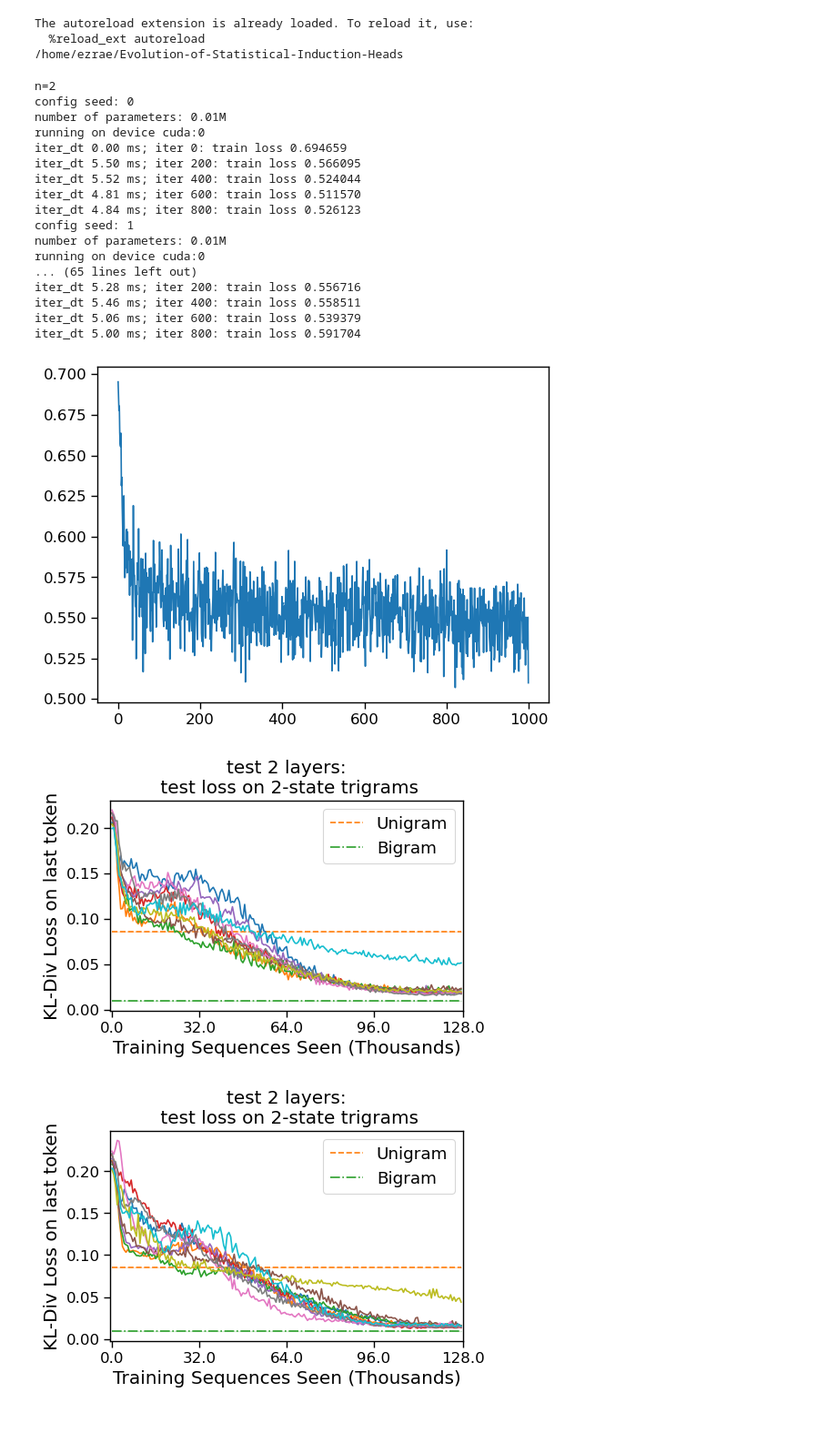
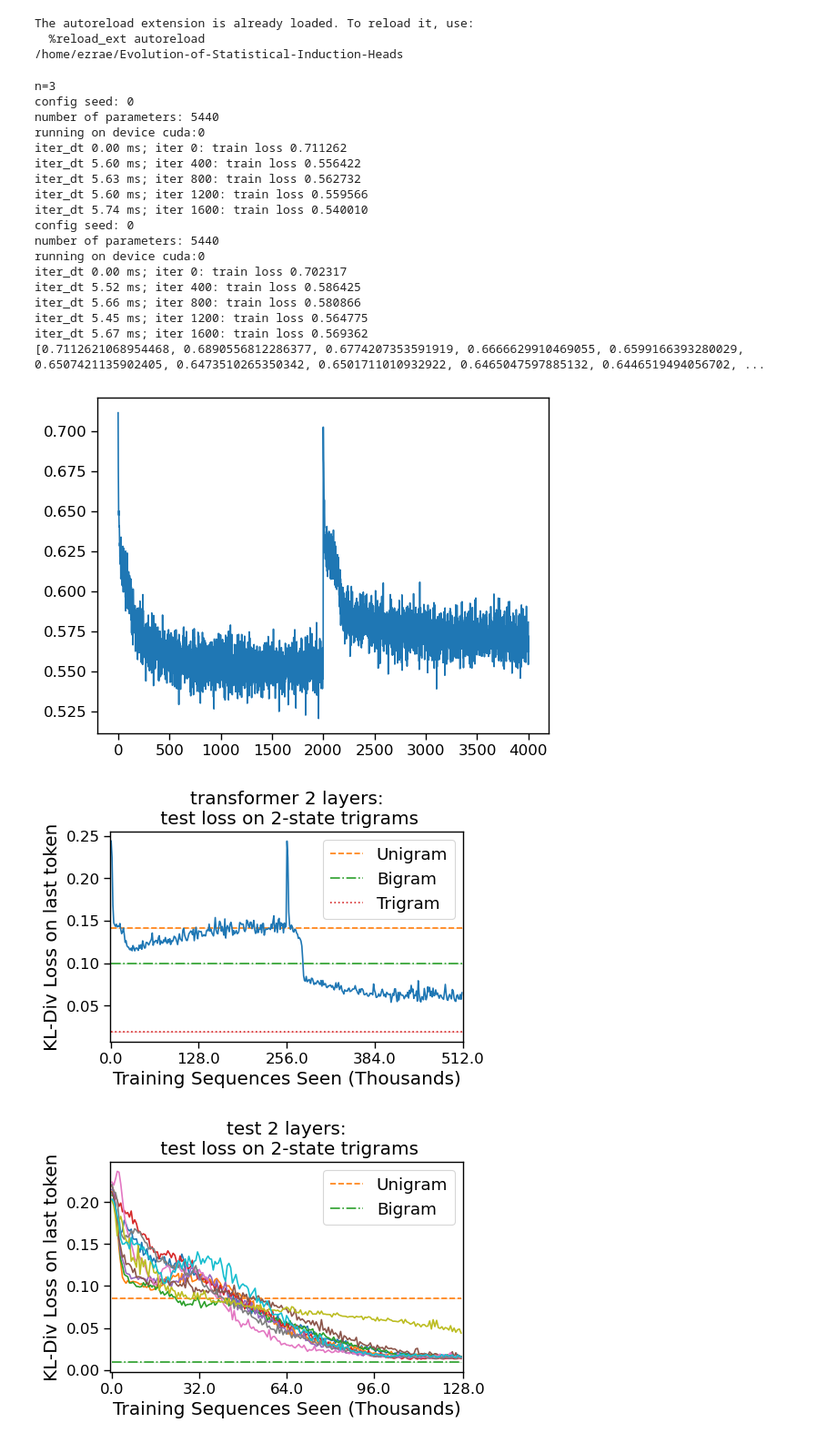
Before and after one commit to EzraEdelman/Evolution-of-Statistical-Induction-Heads, a Jupyter notebook: plots.ipynb, the cells around one changed output. Shown at 91% size. Cells and saved outputs as stored; diff of their text form; code cells hidden in the pictures.

Commit message:
removed arrows more

```diff
--- a/plots.ipynb
+++ b/plots.ipynb
@@ -37,30 +37,29 @@ The autoreload extension is already loaded. To reload it, use:
   %reload_ext autoreload
 /home/ezrae/Evolution-of-Statistical-Induction-Heads
 # %%
-n = 2
+n = 3
 from torch.profiler import profile, record_function, ProfilerActivity
 
 # from datasets import ngrams
 default = training_pipeline.get_default_config()
 histories, datem, bigram_data, unigram_data = [], [], [], []
 # default.model_type = f'one head (attention only, corrected rel pos)'
-default.model_type = "test"
+default.model_type = "transformer"
 # default.model_type = 'Attention-Only Relative positions Transformer'
 print(f"n={n}")
 default.vocab_size = 2
 default.n_head = n - 1
-# default.n_head = 1
+default.n_head = 1
 default.n_embd = 16 * default.n_head #* 3
 default.n_layer = 2
-default.max_iters = 1000
+default.max_iters = 2000
 default.n = n
 default.block_size = 100
-default.batch_size = 128
+default.batch_size = 128 * 2
 # default.batch_size = 64
-# default.dataset = datasets.ngramArrows('train', n, default.block_size//2, default.vocab_size-1, last_token_only=False)
 default.learning_rate = 4e-3
 # default.learning_rate = 5e-4
-
+default.dataset = datasets.ngrams('train', n, default.block_size+1, default.vocab_size, last_token_only=False)
 name = f"{default.vocab_size}transformer_symb_{n}gram"
 test_dataset = datasets.ngrams('test', n, default.block_size+1, default.vocab_size)
 # test_dataset = datasets.ngramArrows('test', n, default.block_size//2, default.vocab_size-1)
@@ -68,10 +67,11 @@ test_dataset = datasets.ngrams('test', n, default.block_size+1, default.vocab_si
 # if default.vocab_size < 4 and default.n == 2:
 #     bigram_dataset, unigram_dataset = get_test_sets(default)
 # default.dataset = datasets.doubly_stochastic_3('train', 1, n, default.block_size+1, num_symbols = default.vocab_size)
+from copy import deepcopy
 for seed in seeds:
     default.seed = seed
     set_seed(seed)
-    default.dataset = datasets.ngrams('train', n, default.block_size+1, default.vocab_size, last_token_only=False, size=2000)
+    # default.dataset = datasets.ngrams('train', n, default.block_size+1, default.vocab_size, last_token_only=False, size=2000)
     model_history, train_loss = training_pipeline.train(default)
     histories.append(model_history)
 # print(prof.key_averages().table(sort_by="cpu_time_total", row_limit=10))
@@ -86,49 +86,50 @@ for model_history in histories:
     # if default.vocab_size < 4 and default.n == 2:
     #     data = test_error.test_last_token(model_history, bigram_dataset, device)
     #     bigram_data.append(data)
     #     data = test_error.test_last_token(model_history, unigram_dataset, device)
     #     unigram_data.append(data)
 
 axes = graphing_pipeline.test_loss(datem, default)
 plt.legend()
 plt.show()
 # # plt.savefig(f"{path}/{name}_test_loss.pdf", format='pdf', bbox_inches='tight')
 # plt.show()
 # for lab, i in enumerate(datem[-1][1]):
 #     plt.plot((i,)*len(datem[-1][0]), label = f"{lab}")
 # plt.legend()
 # plt.show()
 
 # fig, axes = graphing_pipeline.pos_encode_graph(model_history, datem, default)
 # # plt.savefig(f"{path}/{name}_pos.pdf", format='pdf', bbox_inches='tight')
 # plt.show()
 # if default.vocab_size < 4 and default.n == 2:
 #     fig, axes = graphing_pipeline.out_of_distribution(datem, unigram_data, bigram_data, default)
 #     # plt.savefig(f"{path}/{name}_loss.pdf", format='pdf', bbox_inches='tight')
 #     plt.show()
 # axes = graphing_pipeline.similarity(datem, default)
 # # plt.savefig(f"{path}/{name}_similarity.pdf", format='pdf', bbox_inches='tight')
 # plt.show()
 # %% [output]
-n=2
+n=3
 config seed: 0
-number of parameters: 0.01M
+number of parameters: 5440
 running on device cuda:0
-iter_dt 0.00 ms; iter 0: train loss 0.694659
-iter_dt 5.50 ms; iter 200: train loss 0.566095
-iter_dt 5.52 ms; iter 400: train loss 0.524044
-iter_dt 4.81 ms; iter 600: train loss 0.511570
-iter_dt 4.84 ms; iter 800: train loss 0.526123
-config seed: 1
-number of parameters: 0.01M
+iter_dt 0.00 ms; iter 0: train loss 0.711262
+iter_dt 5.60 ms; iter 400: train loss 0.556422
+iter_dt 5.63 ms; iter 800: train loss 0.562732
+iter_dt 5.60 ms; iter 1200: train loss 0.559566
+iter_dt 5.74 ms; iter 1600: train loss 0.540010
+config seed: 0
+number of parameters: 5440
 running on device cuda:0
-... (65 lines left out)
-iter_dt 5.28 ms; iter 200: train loss 0.556716
-iter_dt 5.46 ms; iter 400: train loss 0.558511
-iter_dt 5.06 ms; iter 600: train loss 0.539379
-iter_dt 5.00 ms; iter 800: train loss 0.591704
+iter_dt 0.00 ms; iter 0: train loss 0.702317
+iter_dt 5.52 ms; iter 400: train loss 0.586425
+iter_dt 5.66 ms; iter 800: train loss 0.580866
+iter_dt 5.45 ms; iter 1200: train loss 0.564775
+iter_dt 5.67 ms; iter 1600: train loss 0.569362
+[0.7112621068954468, 0.6890556812286377, 0.6774207353591919, 0.6666629910469055, 0.6599166393280029, 0.6507421135902405, 0.6473510265350342, 0.6501711010932922, 0.6465047597885132, 0.6446519494056702, ...
-[figure, old version]
+[figure, new version]
-[figure, old version]
+[figure, new version]
 # %%
 axes = graphing_pipeline.test_loss(datem, default)
 plt.legend()
```
Also changed, not shown: 1 other file.
